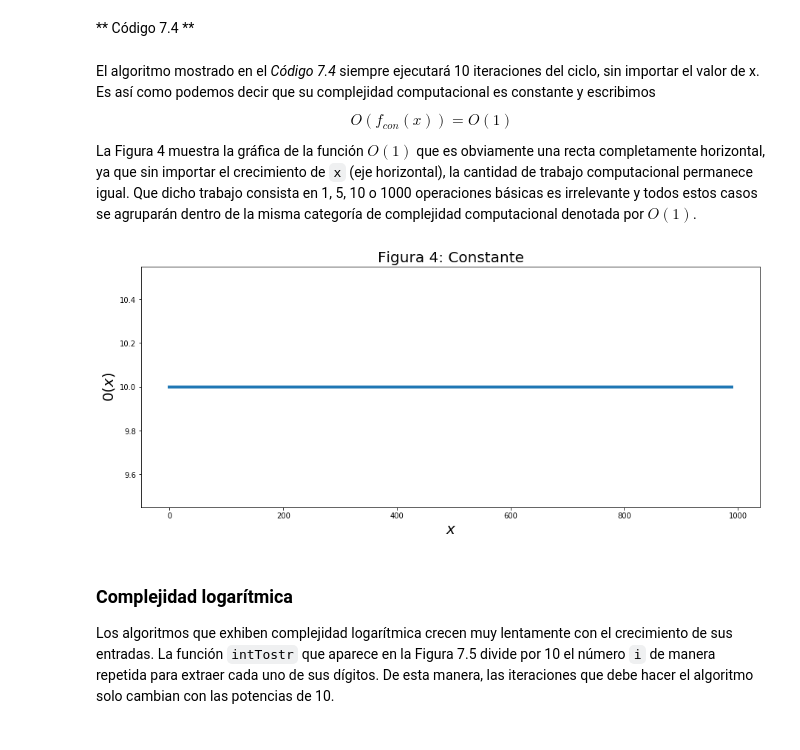
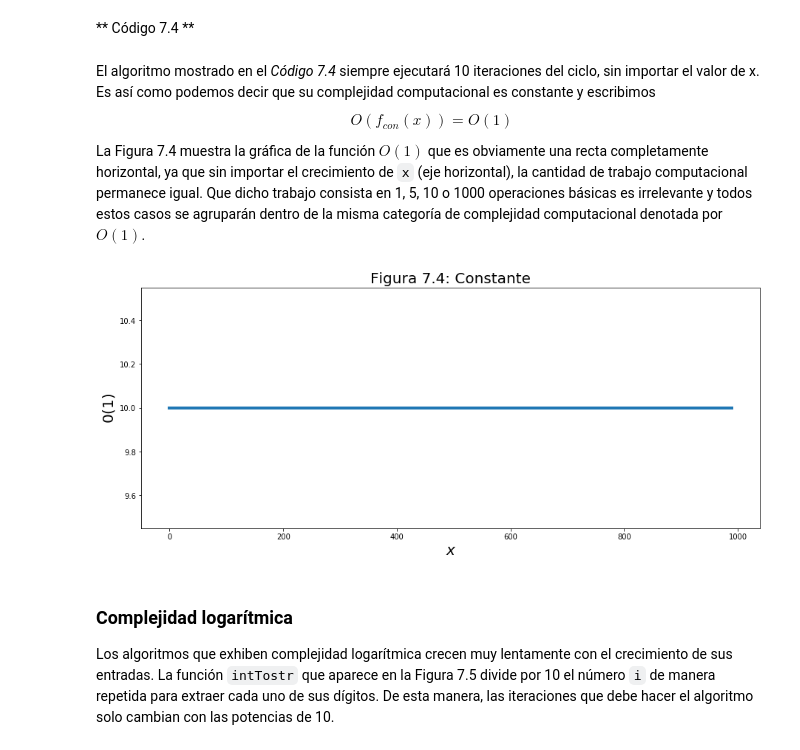
Before and after one commit to sisaza/informatica, a Jupyter notebook: Unidad7/Unidad7.ipynb, the cells around one changed output. Drawn from its saved outputs; the diff is of its cells as text; code cells hidden in the pictures.

```diff
--- a/Unidad7/Unidad7.ipynb
+++ b/Unidad7/Unidad7.ipynb
@@ -196,33 +196,33 @@ def fcon(x):
 # %% [markdown]
 El algoritmo mostrado en el *Código 7.4* siempre ejecutará 10 iteraciones del ciclo, sin importar el valor de x. Es así como podemos decir que su complejidad computacional es constante y escribimos $$ O(f_{con}(x)) = O(1) $$
 
-La Figura 4 muestra la gráfica de la función $ O(1) $ que es obviamente una recta completamente horizontal, ya que sin importar el crecimiento de `x` (eje horizontal), la cantidad de trabajo computacional permanece igual. Que dicho trabajo consista en 1, 5, 10 o 1000 operaciones básicas es irrelevante y todos estos casos se agruparán dentro de la misma categoría de complejidad computacional denotada por $ O(1) $.
+La Figura 7.4 muestra la gráfica de la función $ O(1) $ que es obviamente una recta completamente horizontal, ya que sin importar el crecimiento de `x` (eje horizontal), la cantidad de trabajo computacional permanece igual. Que dicho trabajo consista en 1, 5, 10 o 1000 operaciones básicas es irrelevante y todos estos casos se agruparán dentro de la misma categoría de complejidad computacional denotada por $ O(1) $.
 # %%
-'''El siguiente código muestra cómo se comporta la función 'fcon' al aumentar los datos de entrada de la misma'''
+'''El siguiente código muestra cómo se comporta la función fcon al aumentar los datos de entrada de la misma'''
 
 import matplotlib.pyplot as plt # librería para realizar la gráfica
 
 # creación de lista de parametros de entrada
 x=[]
 for i in range(0,1000,10):
    x.append(i)
 
 # creación de lista con el número de iteracones que ejecuta la función para cada parámetro de entrada.
 y=[]
 for i in x:
     _comp = 0
     fcon(i)
     y.append(_comp)
 
 # se realiza la figura con los datos obtenidos.
 plt.figure(figsize=(15,6))
 plt.plot(x,y,linewidth=4.0)
-plt.title('Figura 4: Constante',size=20)
+plt.title('Figura 7.4: Constante',size=20)
 plt.xlabel('$ x $',size=20)
-plt.ylabel('$ 0(x)  $',size=20)
+plt.ylabel('$ 0(1)  $',size=20)
 plt.show()
 # %% [output]
-[figure, old version]
+[figure, new version]
 # %% [markdown]
 ### Complejidad logarítmica
 
```
Also changed, not shown: parts of 17 cells of this notebook.
